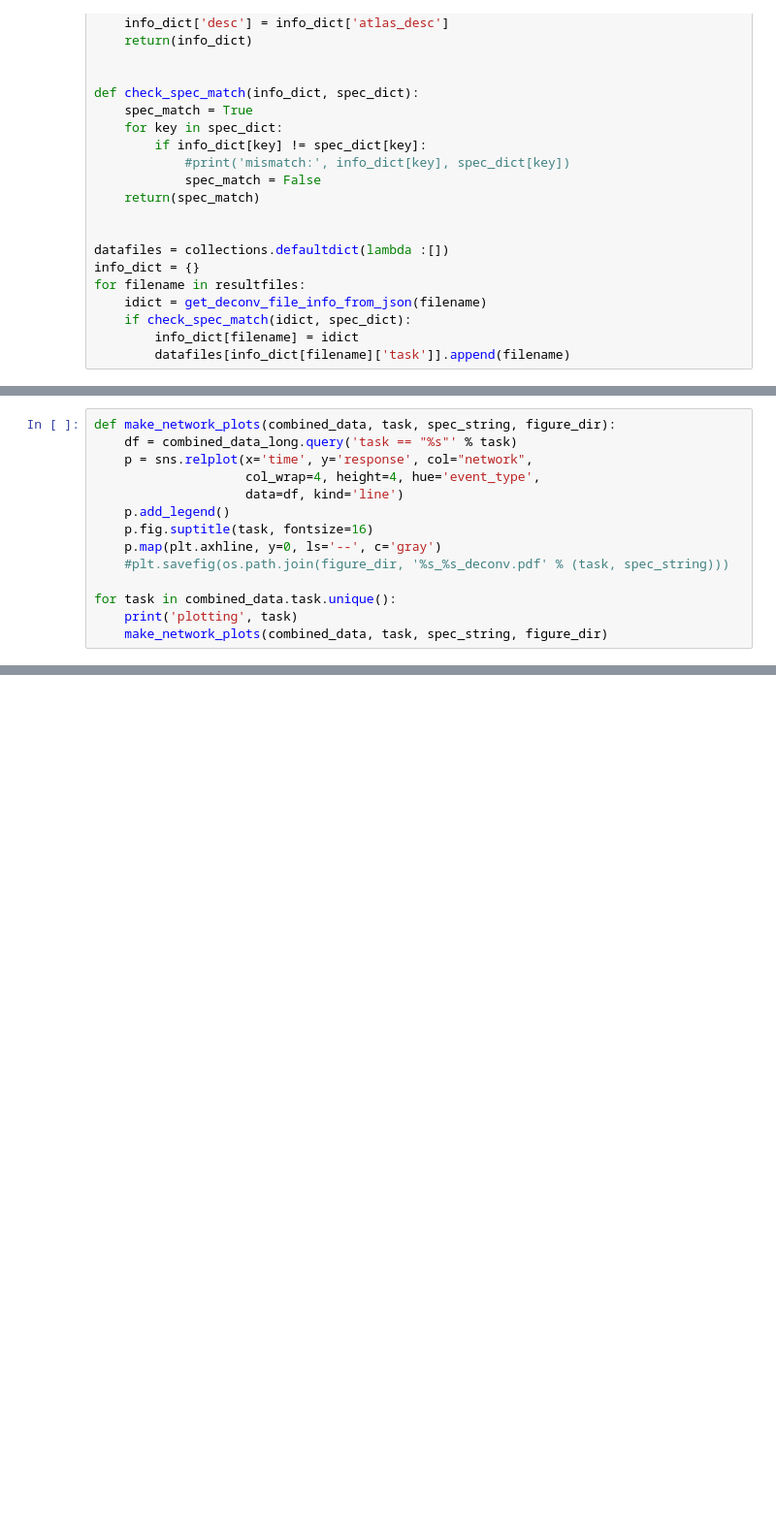
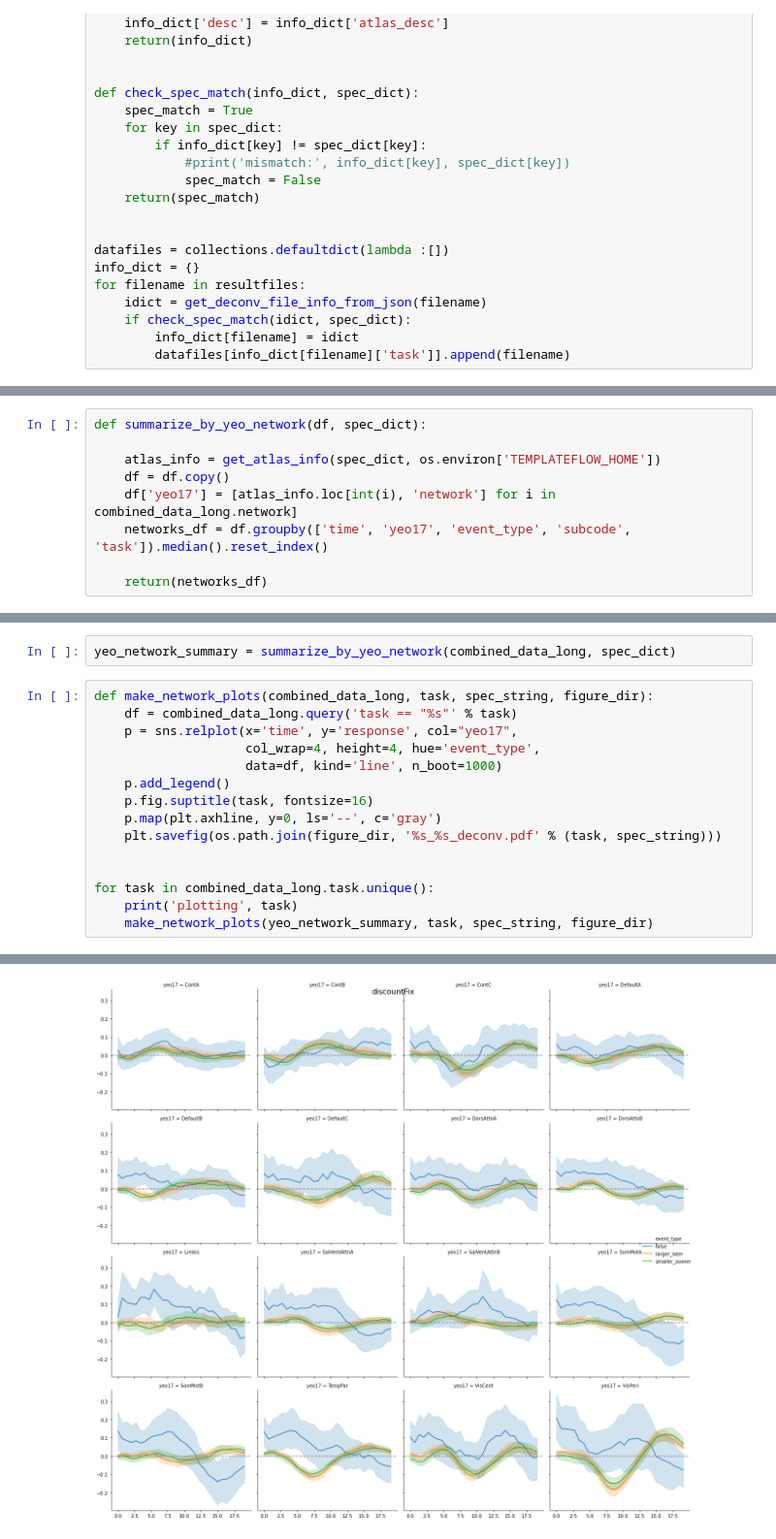
Before and after one commit to poldrack/uh2_deconvolution, a Jupyter notebook: SummarizeDeconvolutionResults.ipynb, the cells around one changed output, grey strips where cells are left out. Shown at 97% size. Cells and saved outputs as stored; diff of their text form; blank space fills up the shorter version.

Commit message:
fixed plotting, using pandas to summarize

```diff
--- a/SummarizeDeconvolutionResults.ipynb
+++ b/SummarizeDeconvolutionResults.ipynb
@@ -156,0 +65,9 @@ found 102 datasets for task CCTHot
+# %%
+def summarize_by_yeo_network(df, spec_dict):
+
+    atlas_info = get_atlas_info(spec_dict, os.environ['TEMPLATEFLOW_HOME'])
+    df = df.copy()
+    df['yeo17'] = [atlas_info.loc[int(i), 'network'] for i in combined_data_long.network]
+    networks_df = df.groupby(['time', 'yeo17', 'event_type', 'subcode', 'task']).median().reset_index()
+
+    return(networks_df)
@@ -157,14 +86,18 @@ found 102 datasets for task CCTHot
+# %%
+yeo_network_summary = summarize_by_yeo_network(combined_data_long, spec_dict)
 # %%
-def make_network_plots(combined_data, task, spec_string, figure_dir):
+def make_network_plots(combined_data_long, task, spec_string, figure_dir):
     df = combined_data_long.query('task == "%s"' % task)
-    p = sns.relplot(x='time', y='response', col="network",
+    p = sns.relplot(x='time', y='response', col="yeo17",
                     col_wrap=4, height=4, hue='event_type',
-                    data=df, kind='line')
+                    data=df, kind='line', n_boot=1000)
     p.add_legend()
     p.fig.suptitle(task, fontsize=16)
     p.map(plt.axhline, y=0, ls='--', c='gray')
-    #plt.savefig(os.path.join(figure_dir, '%s_%s_deconv.pdf' % (task, spec_string)))
+    plt.savefig(os.path.join(figure_dir, '%s_%s_deconv.pdf' % (task, spec_string)))
 
-for task in combined_data.task.unique():
+
+for task in combined_data_long.task.unique():
     print('plotting', task)
-    make_network_plots(combined_data, task, spec_string, figure_dir)
+    make_network_plots(yeo_network_summary, task, spec_string, figure_dir)
+# %% [output]
@@ -170,0 +113 @@ for task in combined_data.task.unique():
+[figure, added]
```
Also changed, not shown: parts of 11 cells of this notebook.
